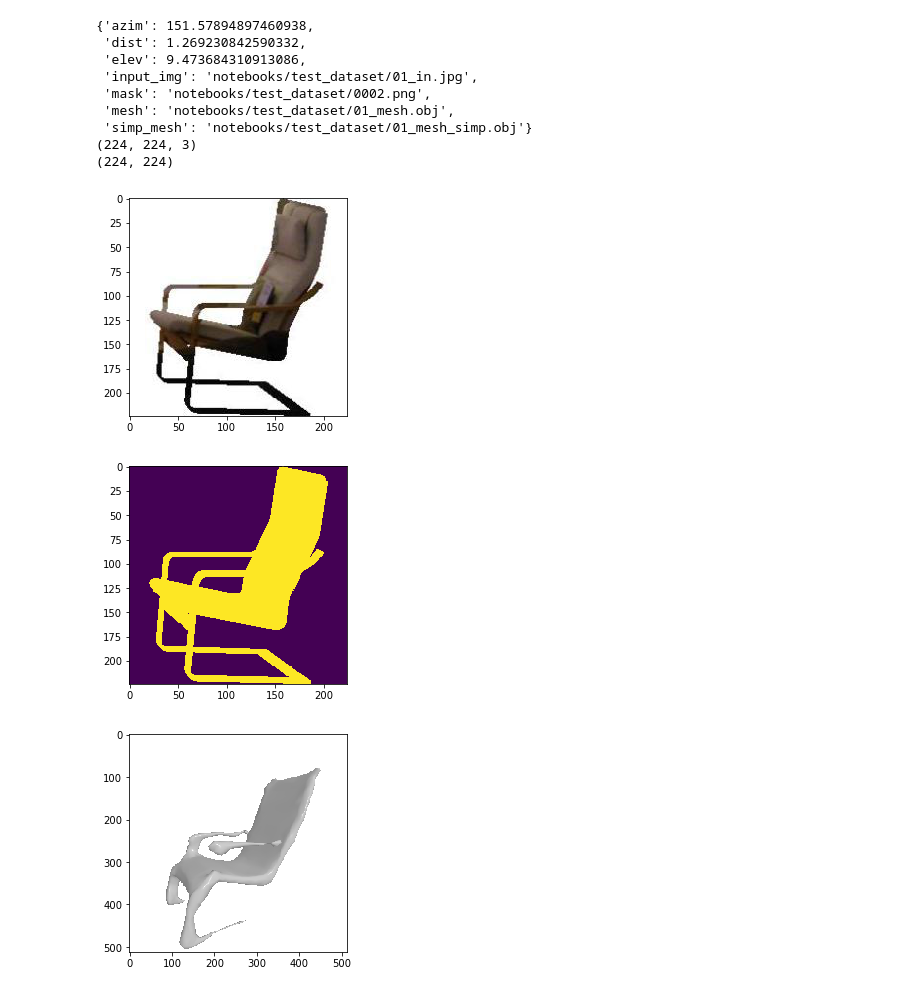
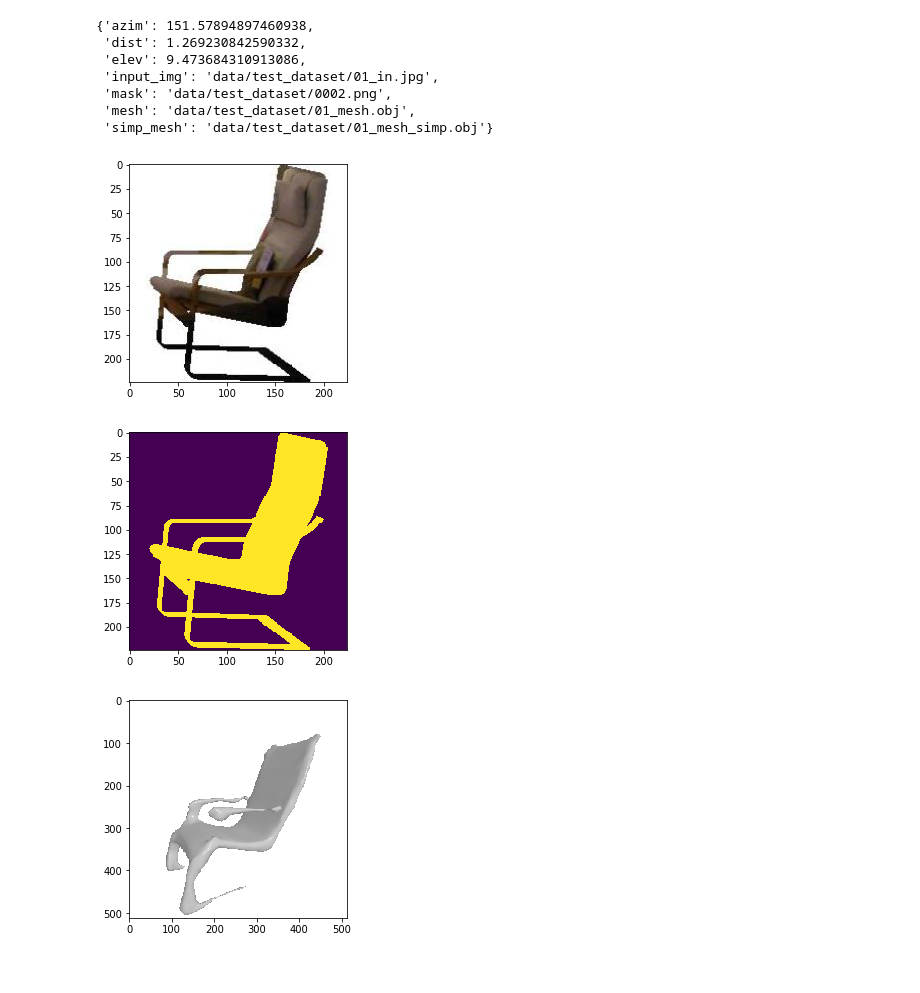
Before and after one commit to edwardyang12/sil_consistent_at_inference, a Jupyter notebook: notebooks/Deformation_Net.ipynb, the cells around one changed output. Cells and saved outputs as stored; diff of their text form; code cells hidden in the pictures.

```diff
--- a/notebooks/Deformation_Net.ipynb
+++ b/notebooks/Deformation_Net.ipynb
@@ -41,10 +46,10 @@ from deformation.deformation_net import DeformationNetwork
 from mesh_refiner import MeshRefiner
 import deformation.losses
 # %%
-DATASET_PATH = "notebooks/test_dataset"
+DATASET_PATH = "data/test_dataset"
 mesh_paths = sorted(glob.glob(os.path.join(DATASET_PATH, "*mesh.obj")))
 data_info = []
-pred_poses = pickle.load(open("notebooks/test_dataset_cached_pred_poses.p", "rb"))
+pred_poses = pickle.load(open(os.path.join(DATASET_PATH, "cached_pred_poses.p"), "rb"))
 for mesh_path in mesh_paths:
     instance_number = int(mesh_path.split('/')[-1][:2])
     instance_img_path = os.path.join(DATASET_PATH, "{:02d}_in.jpg".format(instance_number))
@@ -54,45 +59,43 @@ for mesh_path in mesh_paths:
     data_info.append({"mesh": mesh_path, "simp_mesh": simp_mesh_path, "input_img": instance_img_path, "mask": instance_mask_path,
                       "azim": pred_poses[img_name]['azim'], "dist": pred_poses[img_name]['dist'], "elev": pred_poses[img_name]['elev']})
 # %%
-device = torch.device("cuda:7")
+device = torch.device("cuda:0")
 
 for data in data_info[1:2]:
     pprint.pprint(data)
 
     # loading in image, mesh, mask, predicted pose data
     input_image = np.asarray(Image.open(data['input_img']).convert('RGB'))
     with torch.no_grad():
         mesh = utils.load_untextured_mesh(data['simp_mesh'], device)
     mask = Image.open(data['mask']).resize((224,224))
     mask = np.asarray(mask)
     mask = (mask[:,:,3]> 0)
     pred_dist = data['dist']
     pred_elev = data['elev']
     pred_azim = data['azim']
 
     # rendering mesh at predicted pose
     R, T = look_at_view_transform(pred_dist, pred_elev, pred_azim)
     mesh_rendered_at_pred_pose = utils.render_mesh(mesh, R, T, device)
 
     # visualizing
     plt.imshow(input_image)
     plt.show()
     plt.imshow(mask)
     plt.show()
     plt.imshow(mesh_rendered_at_pred_pose[0, ..., :3].cpu().numpy())
     plt.show()
 # %% [output]
 {'azim': 151.57894897460938,
  'dist': 1.269230842590332,
  'elev': 9.473684310913086,
- 'input_img': 'notebooks/test_dataset/01_in.jpg',
- 'mask': 'notebooks/test_dataset/0002.png',
- 'mesh': 'notebooks/test_dataset/01_mesh.obj',
- 'simp_mesh': 'notebooks/test_dataset/01_mesh_simp.obj'}
-(224, 224, 3)
-(224, 224)
+ 'input_img': 'data/test_dataset/01_in.jpg',
+ 'mask': 'data/test_dataset/0002.png',
+ 'mesh': 'data/test_dataset/01_mesh.obj',
+ 'simp_mesh': 'data/test_dataset/01_mesh_simp.obj'}
-[figure, old version]
+[figure, new version]
-[figure, old version]
+[figure, new version]
 [figure]
 # %%
 cfg_yaml_path = "configs/default.yaml"
```
Also changed, not shown: parts of 6 cells of this notebook, 4 other files.
